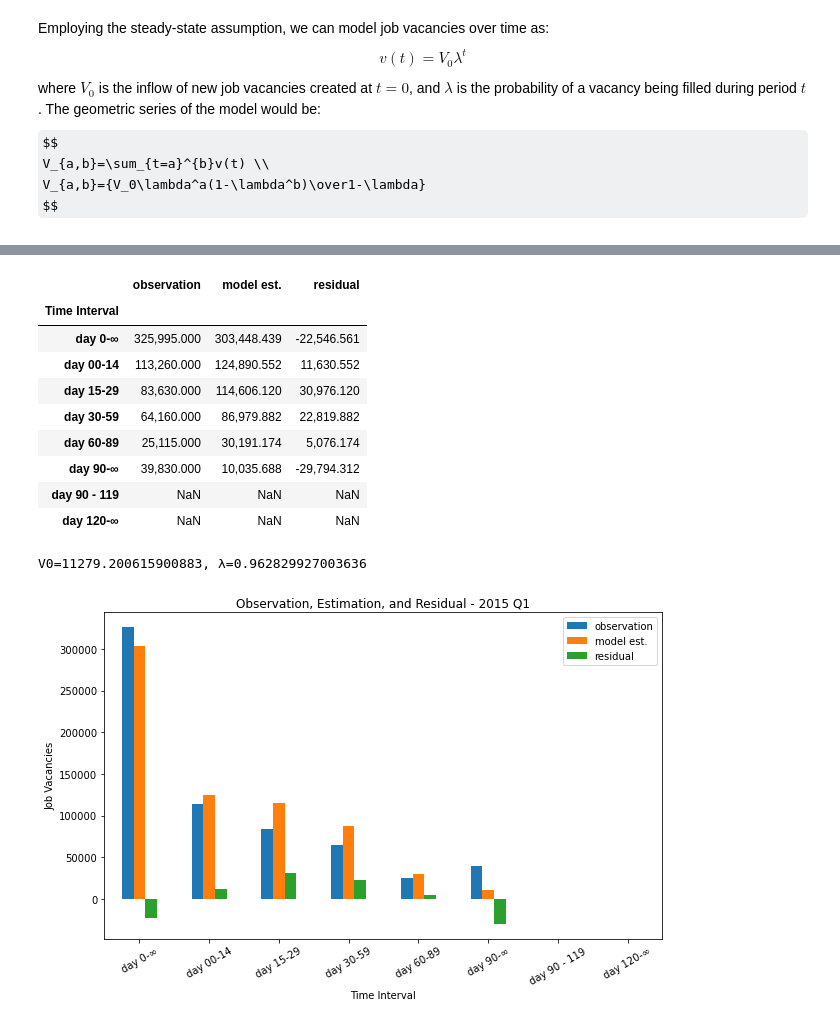
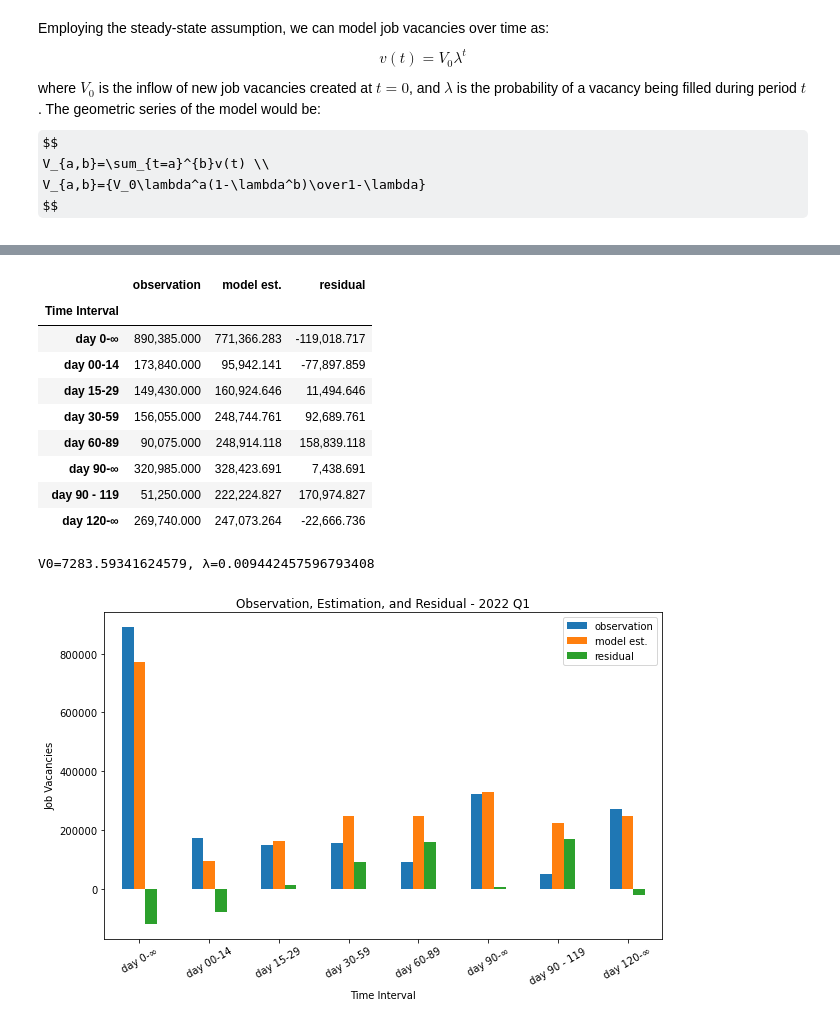
Before and after one commit to YanliangZhu/MAPaper, a Jupyter notebook: code.ipynb, the cells around one changed output, grey strips where cells are left out. Cells and saved outputs as stored; diff of their text form; code cells hidden in the pictures; some formulas as TeX source.

```diff
--- a/code.ipynb
+++ b/code.ipynb
@@ -106,0 +126,13 @@ def NLS(df):
+# %%
+#fitting: Province
+POV_list = ['ON', 'QC', 'BC', 'AB', 'MB', 'SK']
+for i in POV_list:
+    df = globals()[f'df_{i}']
+    globals()[f'fit_{i}'] = NLS(df)
+POV_result = pd.DataFrame()
+POV_result = POV_result.append({'POV': 'All', 'v0': fit_all[0], 'λ':fit_all[1]}, ignore_index=True)
+for j in POV_list:
+    fit = globals()[f'fit_{j}']
+    POV_result = POV_result.append({'POV': j, 'v0': fit[0], 'λ':fit[1]}, ignore_index=True)
+POV_result = POV_result.replace({'ON': 'Ontario', 'QC': 'Quebec', 'BC': 'British Columbia',
+                                 'AB': 'Alberta', 'MB': 'Manitoba', 'SK': 'Saskatchewan'})
@@ -107,23 +162,13 @@ def NLS(df):
 # %%
-#fitting
-df_all = NLS(df_all)
-df_cultur = NLS(df_cultur)
-df_buzfin = NLS(df_buzfin)
-df_social = NLS(df_social)
-df_health = NLS(df_health)
-df_manage = NLS(df_manage)
-df_manufa = NLS(df_manufa)
-df_engine = NLS(df_engine)
-df_agricu = NLS(df_agricu)
-df_servic = NLS(df_servic)
-df_trades = NLS(df_trades)
-df_0class = NLS(df_0class)
-df_ON = NLS(df_ON)
-df_QC = NLS(df_QC)
-df_BC = NLS(df_BC)
-df_AB = NLS(df_AB)
-df_MB = NLS(df_MB)
-df_SK = NLS(df_SK)
+#quarterly fitting
+#POV
+for i in POV_list:
+    df = globals()[f'df_{i}']
+    globals()[f'df_{i}'] = NLS_quarterly(df)
+#NOC
+for i in NOC_list:
+    df = globals()[f'df_{i}']
+    globals()[f'df_{i}'] = NLS_quarterly(df)
 # %%
 def plot(df, year, quarter):
     plt.rcParams["figure.figsize"] = [10, 6]
@@ -157,15 +227,15 @@ def plot(df, year, quarter):
 # %%
-plot(df_all, 2015, 1)
+plot(df_all, 2022, 1)
 # %% [output]
 |  | observation | model est. | residual |
 | Time Interval |  |  |  |
-| day 0-∞ | 325,995.000 | 303,448.439 | -22,546.561 |
-| day 00-14 | 113,260.000 | 124,890.552 | 11,630.552 |
-| day 15-29 | 83,630.000 | 114,606.120 | 30,976.120 |
-| day 30-59 | 64,160.000 | 86,979.882 | 22,819.882 |
-| day 60-89 | 25,115.000 | 30,191.174 | 5,076.174 |
-| day 90-∞ | 39,830.000 | 10,035.688 | -29,794.312 |
-| day 90 - 119 | NaN | NaN | NaN |
-| day 120-∞ | NaN | NaN | NaN |
+| day 0-∞ | 890,385.000 | 771,366.283 | -119,018.717 |
+| day 00-14 | 173,840.000 | 95,942.141 | -77,897.859 |
+| day 15-29 | 149,430.000 | 160,924.646 | 11,494.646 |
+| day 30-59 | 156,055.000 | 248,744.761 | 92,689.761 |
+| day 60-89 | 90,075.000 | 248,914.118 | 158,839.118 |
+| day 90-∞ | 320,985.000 | 328,423.691 | 7,438.691 |
+| day 90 - 119 | 51,250.000 | 222,224.827 | 170,974.827 |
+| day 120-∞ | 269,740.000 | 247,073.264 | -22,666.736 |
-V0=11279.200615900883, λ=0.962829927003636
+V0=7283.59341624579, λ=0.009442457596793408
-[figure, old version]
+[figure, new version]
```
Also changed, not shown: parts of 9 cells of this notebook.
